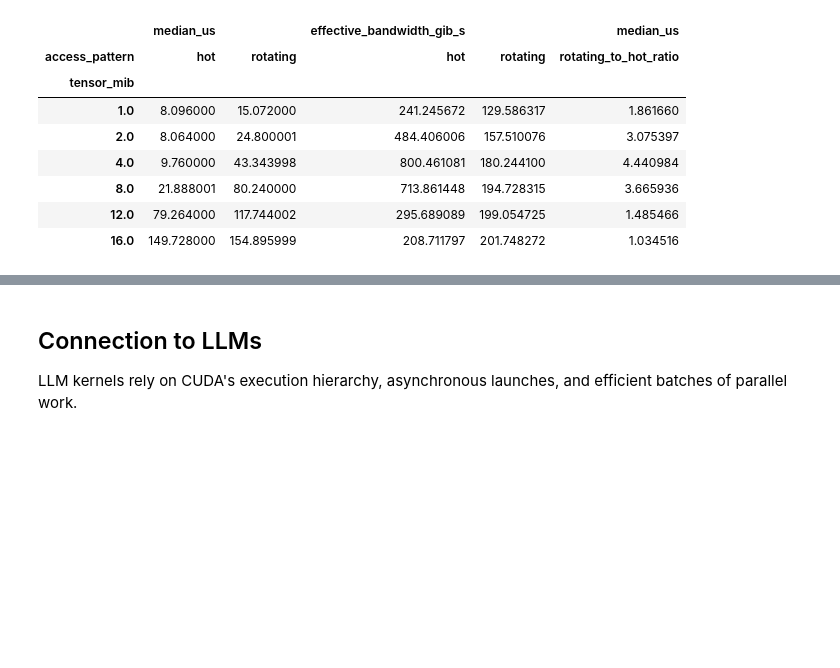
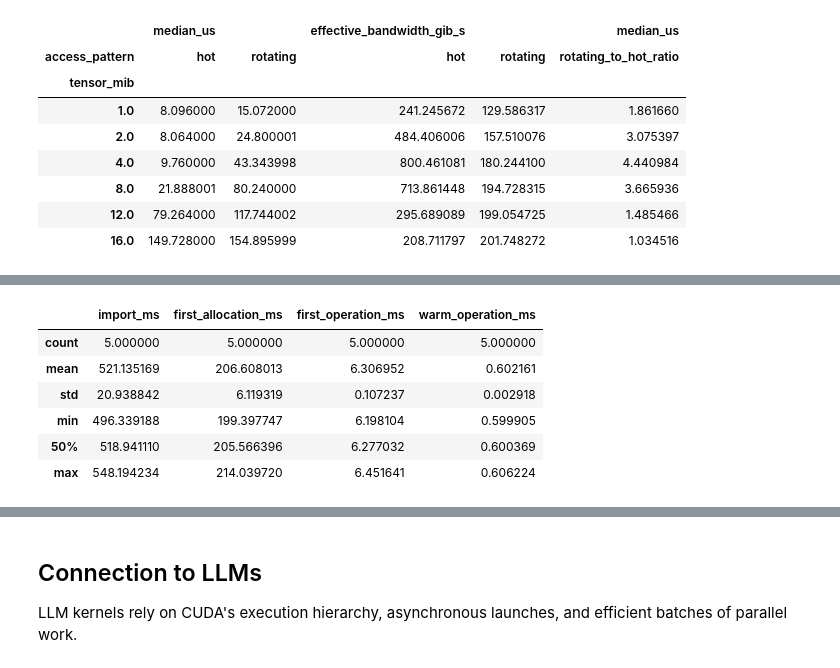
Before and after one commit to coert/dgx-spark-lab, a Jupyter notebook: experiments/00-foundations/05-cuda-fundamentals.ipynb, the cells around one changed output, grey strips where cells are left out. Drawn from its saved outputs; the diff is of its cells as text; code cells hidden in the pictures; blank space fills up the shorter version.

```diff
--- a/experiments/00-foundations/05-cuda-fundamentals.ipynb
+++ b/experiments/00-foundations/05-cuda-fundamentals.ipynb
@@ -646,0 +751,21 @@ cache_comparison
+# %%
+cold_start_summary = cold_start_timings[
+    [
+        "import_ms",
+        "first_allocation_ms",
+        "first_operation_ms",
+        "warm_operation_ms",
+    ]
+].describe(
+    percentiles=[0.5],
+)
+
+cold_start_summary
+# %% [output]
+|  | import_ms | first_allocation_ms | first_operation_ms | warm_operation_ms |
+| count | 5.000000 | 5.000000 | 5.000000 | 5.000000 |
+| mean | 521.135169 | 206.608013 | 6.306952 | 0.602161 |
+| std | 20.938842 | 6.119319 | 0.107237 | 0.002918 |
+| min | 496.339188 | 199.397747 | 6.198104 | 0.599905 |
+| 50% | 518.941110 | 205.566396 | 6.277032 | 0.600369 |
+| max | 548.194234 | 214.039720 | 6.451641 | 0.606224 |
```
Also changed, not shown: parts of 5 cells of this notebook.
